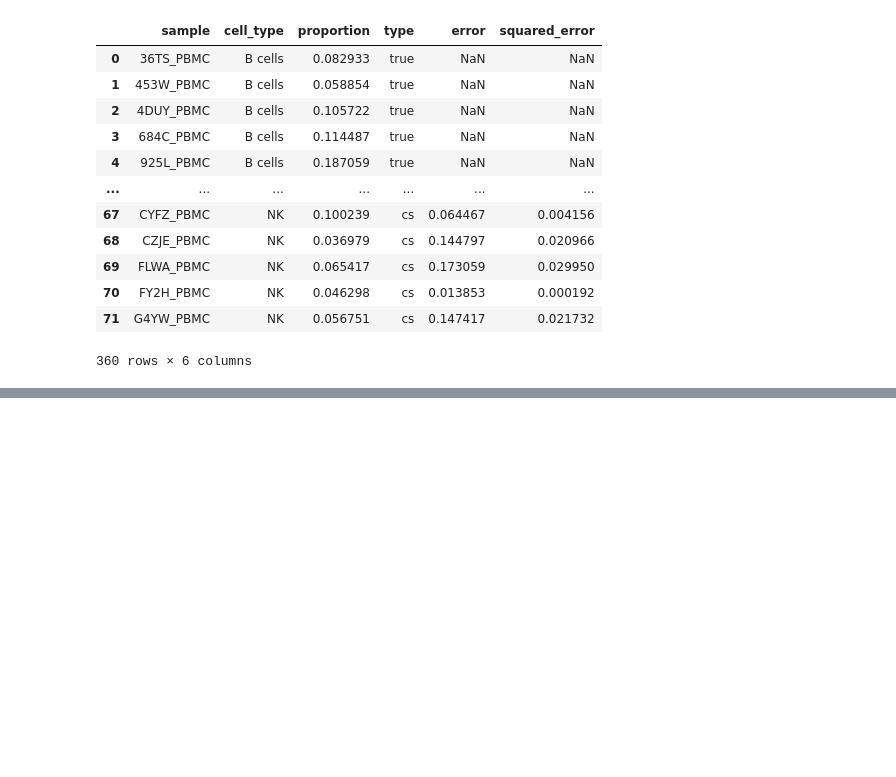
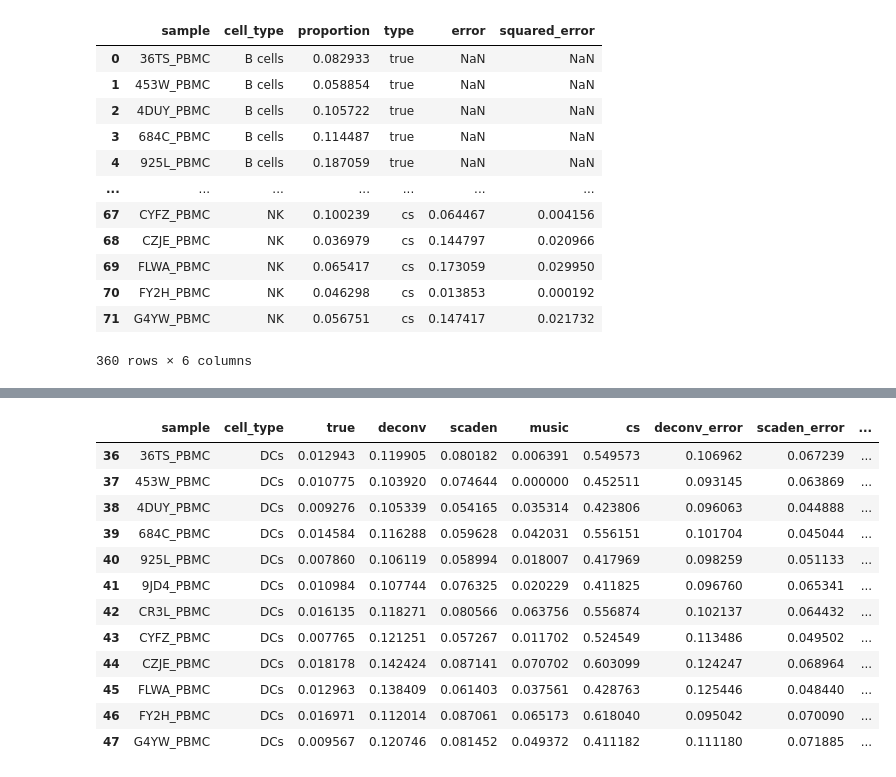
Before and after one commit to lutrarutra/deconv, a Jupyter notebook: benchmarks/pbmc_comparison.ipynb, the cells around one changed output, grey strips where cells are left out. Drawn from its saved outputs; the diff is of its cells as text; code cells hidden in the pictures; blank space fills up the shorter version.

```diff
--- a/benchmarks/pbmc_comparison.ipynb
+++ b/benchmarks/pbmc_comparison.ipynb
@@ -252,6 +254,22 @@ df.groupby("type")[["error", "squared_error"]].mean()
 # sns.stripplot(data=df[df["type"] != "true"], x="type", y="squared_error", ax=ax, color=".25")
 # ax.set_ylabel("Squared Error")
 # ax.set_xlabel("Method")
+# %%
+melt[melt["cell_type"] == "DCs"]
+# %% [output]
+|  | sample | cell_type | true | deconv | scaden | music | cs | deconv_error | scaden_error | ... |
+| 36 | 36TS_PBMC | DCs | 0.012943 | 0.119905 | 0.080182 | 0.006391 | 0.549573 | 0.106962 | 0.067239 | ... |
+| 37 | 453W_PBMC | DCs | 0.010775 | 0.103920 | 0.074644 | 0.000000 | 0.452511 | 0.093145 | 0.063869 | ... |
+| 38 | 4DUY_PBMC | DCs | 0.009276 | 0.105339 | 0.054165 | 0.035314 | 0.423806 | 0.096063 | 0.044888 | ... |
+| 39 | 684C_PBMC | DCs | 0.014584 | 0.116288 | 0.059628 | 0.042031 | 0.556151 | 0.101704 | 0.045044 | ... |
+| 40 | 925L_PBMC | DCs | 0.007860 | 0.106119 | 0.058994 | 0.018007 | 0.417969 | 0.098259 | 0.051133 | ... |
+| 41 | 9JD4_PBMC | DCs | 0.010984 | 0.107744 | 0.076325 | 0.020229 | 0.411825 | 0.096760 | 0.065341 | ... |
+| 42 | CR3L_PBMC | DCs | 0.016135 | 0.118271 | 0.080566 | 0.063756 | 0.556874 | 0.102137 | 0.064432 | ... |
+| 43 | CYFZ_PBMC | DCs | 0.007765 | 0.121251 | 0.057267 | 0.011702 | 0.524549 | 0.113486 | 0.049502 | ... |
+| 44 | CZJE_PBMC | DCs | 0.018178 | 0.142424 | 0.087141 | 0.070702 | 0.603099 | 0.124247 | 0.068964 | ... |
+| 45 | FLWA_PBMC | DCs | 0.012963 | 0.138409 | 0.061403 | 0.037561 | 0.428763 | 0.125446 | 0.048440 | ... |
+| 46 | FY2H_PBMC | DCs | 0.016971 | 0.112014 | 0.087061 | 0.065173 | 0.618040 | 0.095042 | 0.070090 | ... |
+| 47 | G4YW_PBMC | DCs | 0.009567 | 0.120746 | 0.081452 | 0.049372 | 0.411182 | 0.111180 | 0.071885 | ... |
 # %%
 dv.pl.xypredictions(melt, x="true", y="deconv")
 # %% [output]
```
Also changed, not shown: parts of 7 cells of this notebook, 2 other files.
